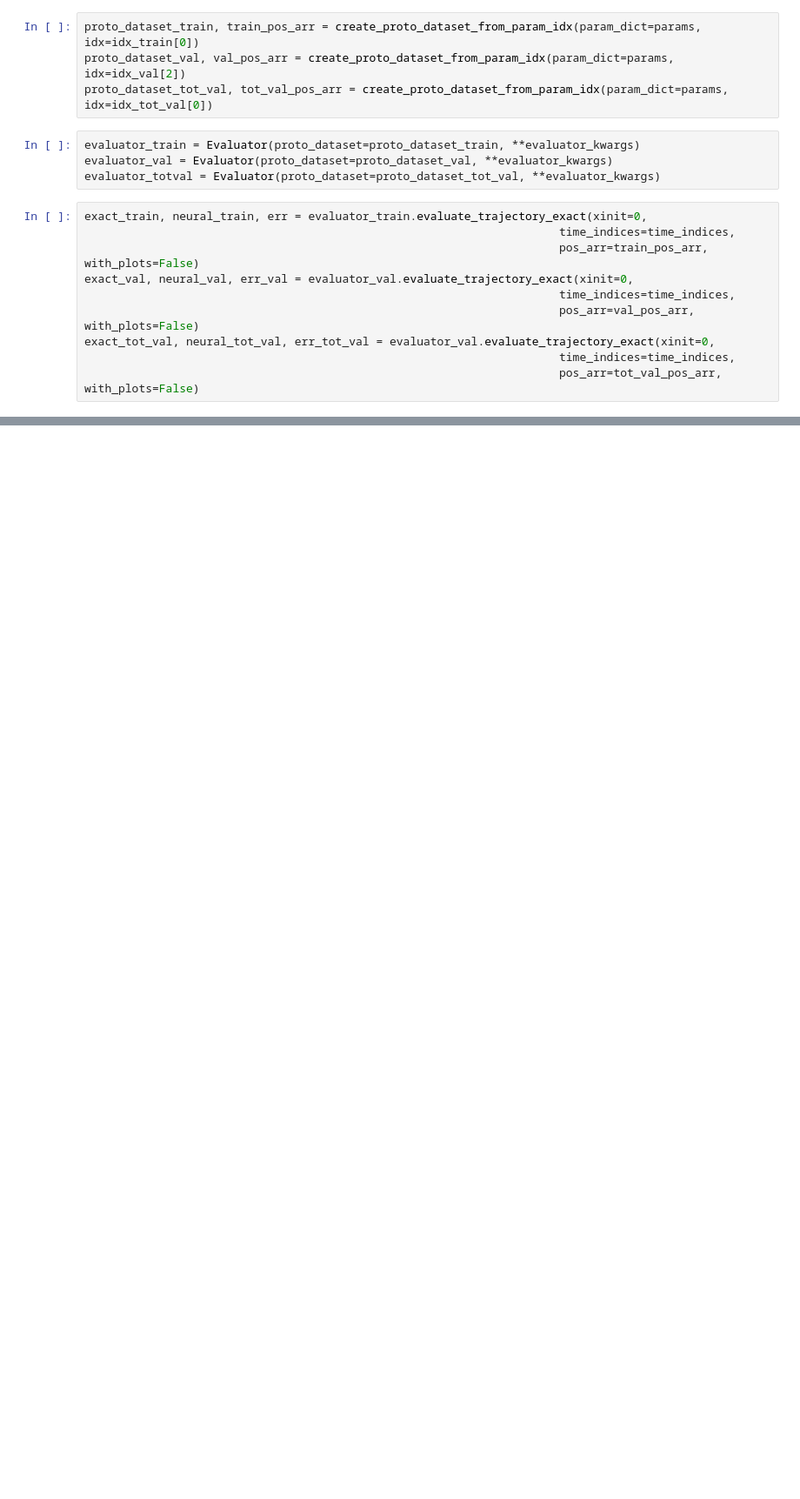
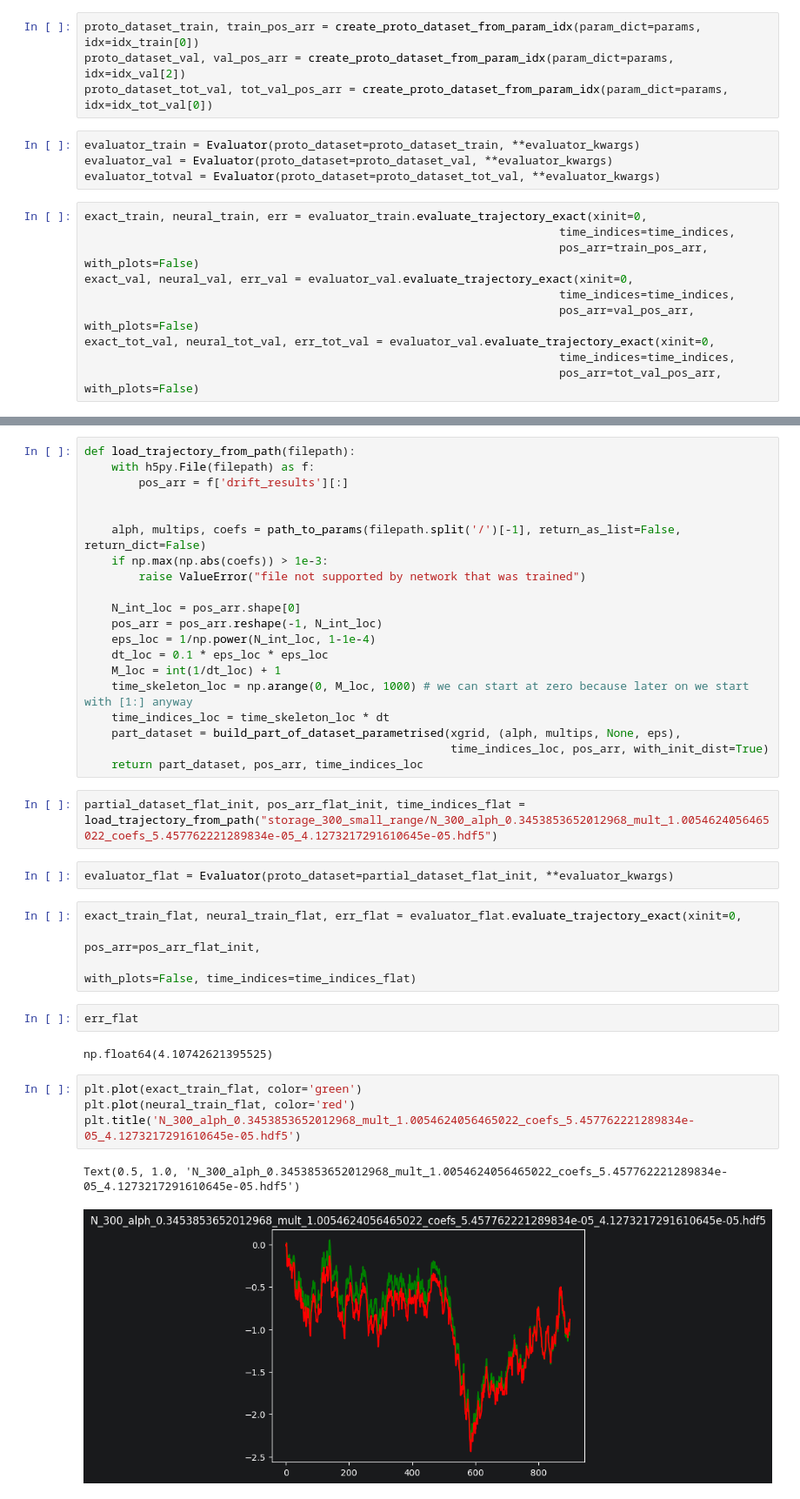
Before and after one commit to lukmadry/neural_singular_sdes, a Jupyter notebook: visualise_trained_model.ipynb, the cells around one changed output, grey strips where cells are left out. Shown at 87% size. Cells and saved outputs as stored; diff of their text form; blank space fills up the shorter version.

Commit message:
visualise model

```diff
--- a/visualise_trained_model.ipynb
+++ b/visualise_trained_model.ipynb
@@ -96,0 +115,39 @@ plt.title(params['storage_names'][idx_tot_val[0]])
+# %%
+def load_trajectory_from_path(filepath):
+	with h5py.File(filepath) as f:
+		pos_arr = f['drift_results'][:]
+
+
+	alph, multips, coefs = path_to_params(filepath.split('/')[-1], return_as_list=False, return_dict=False)
+	if np.max(np.abs(coefs)) > 1e-3:
+		raise ValueError("file not supported by network that was trained")
+
+	N_int_loc = pos_arr.shape[0]
+	pos_arr = pos_arr.reshape(-1, N_int_loc)
+	eps_loc = 1/np.power(N_int_loc, 1-1e-4)
+	dt_loc = 0.1 * eps_loc * eps_loc
+	M_loc = int(1/dt_loc) + 1
+	time_skeleton_loc = np.arange(0, M_loc, 1000) # we can start at zero because later on we start with [1:] anyway
+	time_indices_loc = time_skeleton_loc * dt
+	part_dataset = build_part_of_dataset_parametrised(xgrid, (alph, multips, None, eps),
+	                                                  time_indices_loc, pos_arr, with_init_dist=True)
+	return part_dataset, pos_arr, time_indices_loc
+# %%
+partial_dataset_flat_init, pos_arr_flat_init, time_indices_flat = load_trajectory_from_path("storage_300_small_range/N_300_alph_0.3453853652012968_mult_1.0054624056465022_coefs_5.457762221289834e-05_4.1273217291610645e-05.hdf5")
+# %%
+evaluator_flat = Evaluator(proto_dataset=partial_dataset_flat_init, **evaluator_kwargs)
+# %%
+exact_train_flat, neural_train_flat, err_flat = evaluator_flat.evaluate_trajectory_exact(xinit=0,
+                                                                                         pos_arr=pos_arr_flat_init,
+                                                                                         with_plots=False, time_indices=time_indices_flat)
+# %%
+err_flat
+# %% [output]
+np.float64(4.10742621395525)
+# %%
+plt.plot(exact_train_flat, color='green')
+plt.plot(neural_train_flat, color='red')
+plt.title('N_300_alph_0.3453853652012968_mult_1.0054624056465022_coefs_5.457762221289834e-05_4.1273217291610645e-05.hdf5')
+# %% [output]
+Text(0.5, 1.0, 'N_300_alph_0.3453853652012968_mult_1.0054624056465022_coefs_5.457762221289834e-05_4.1273217291610645e-05.hdf5')
+[figure, added]
```
Also changed, not shown: parts of 9 cells of this notebook.
